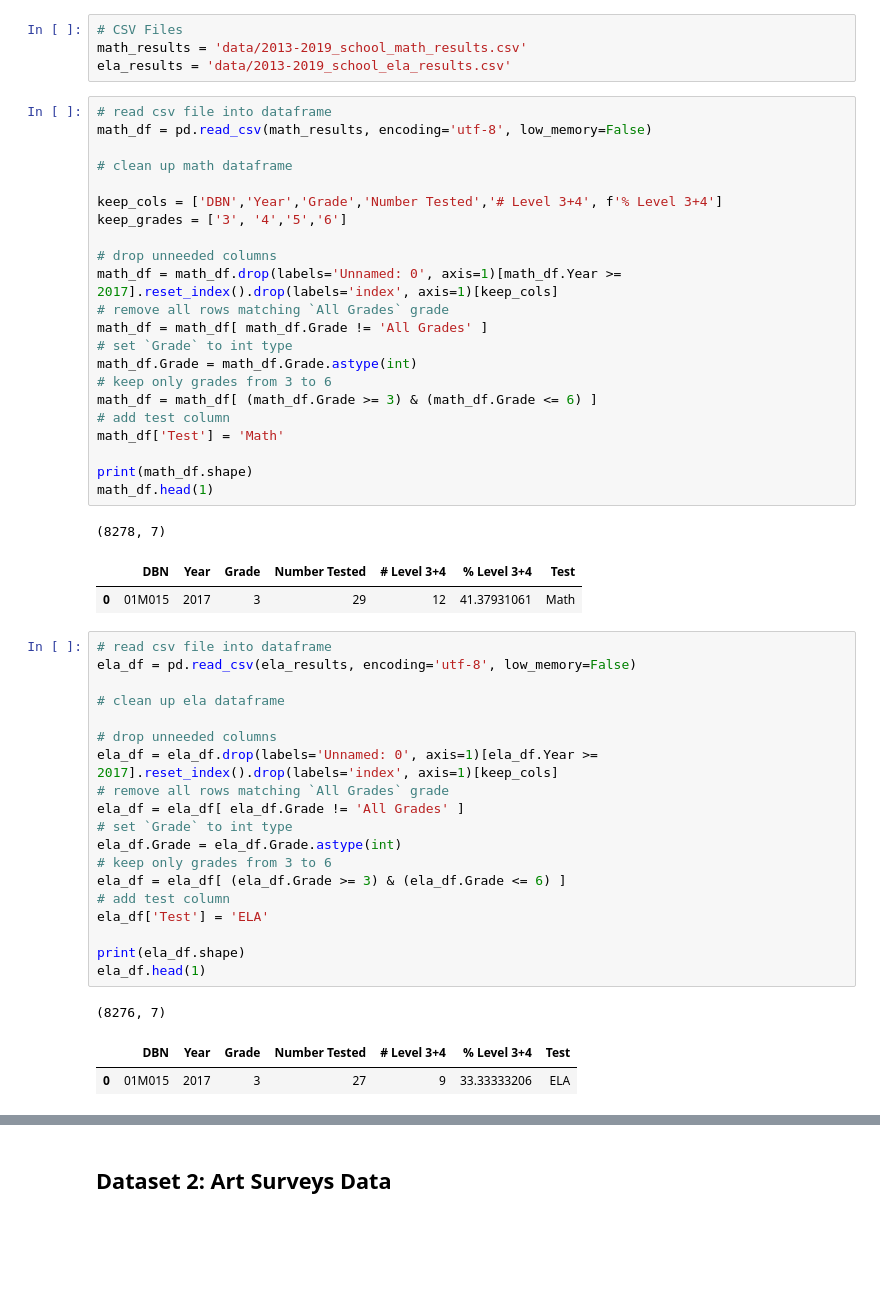
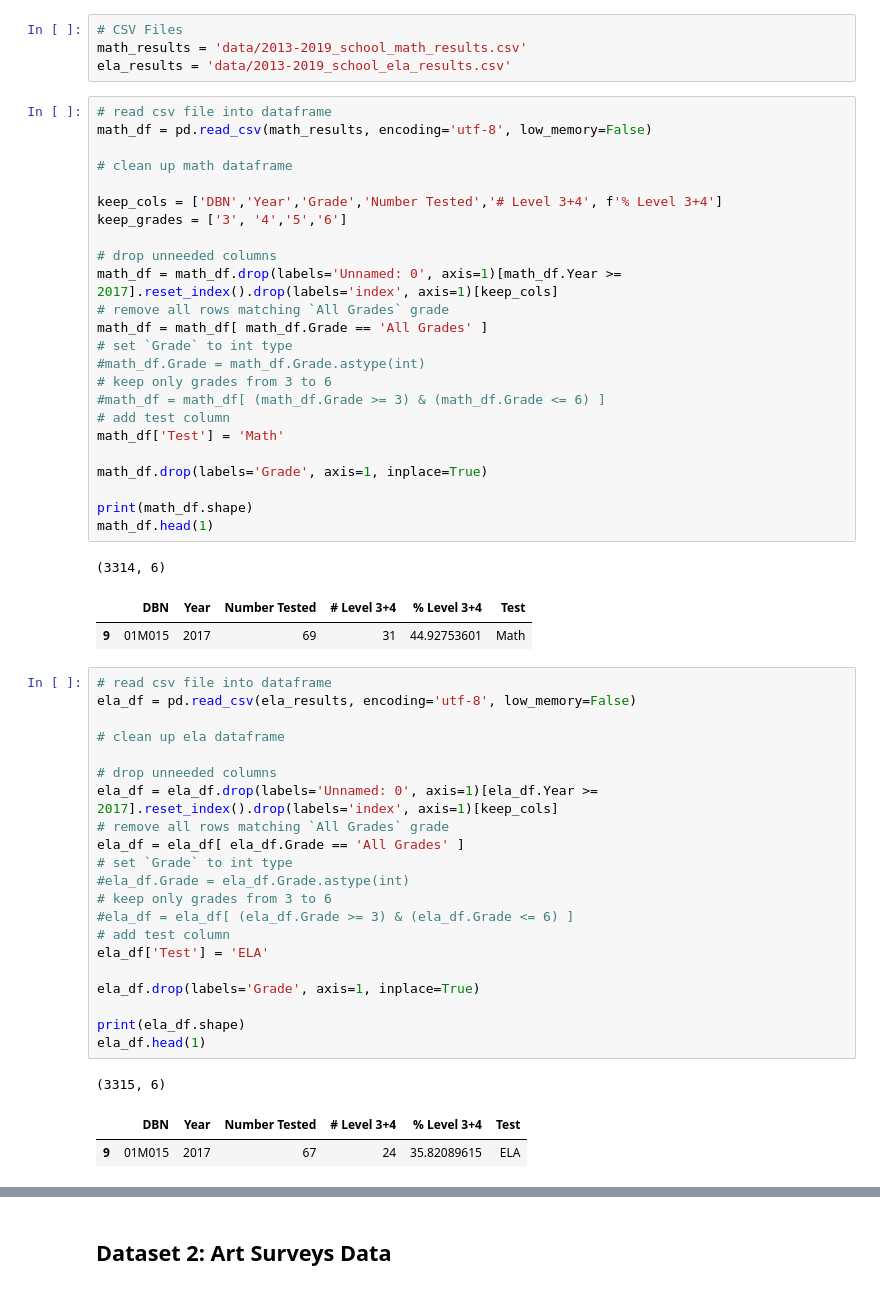
Before and after one commit to tomtav/arts-edu-impact, a Jupyter notebook: dev/tomtav/Q3_Hours_Thomas.ipynb, the cells around one changed output, grey strips where cells are left out. Cells and saved outputs as stored; diff of their text form; blank space fills up the shorter version.

Commit message:
added more test analysis of the data

```diff
--- a/dev/tomtav/Q3_Hours_Thomas.ipynb
+++ b/dev/tomtav/Q3_Hours_Thomas.ipynb
@@ -55,29 +56,31 @@ ela_results = 'data/2013-2019_school_ela_results.csv'
 # %%
 # read csv file into dataframe
 math_df = pd.read_csv(math_results, encoding='utf-8', low_memory=False)
 
 # clean up math dataframe
 
 keep_cols = ['DBN','Year','Grade','Number Tested','# Level 3+4', f'% Level 3+4']
 keep_grades = ['3', '4','5','6']
 
 # drop unneeded columns
 math_df = math_df.drop(labels='Unnamed: 0', axis=1)[math_df.Year >= 2017].reset_index().drop(labels='index', axis=1)[keep_cols]
 # remove all rows matching `All Grades` grade
-math_df = math_df[ math_df.Grade != 'All Grades' ]
+math_df = math_df[ math_df.Grade == 'All Grades' ]
 # set `Grade` to int type
-math_df.Grade = math_df.Grade.astype(int)
+#math_df.Grade = math_df.Grade.astype(int)
 # keep only grades from 3 to 6
-math_df = math_df[ (math_df.Grade >= 3) & (math_df.Grade <= 6) ]
+#math_df = math_df[ (math_df.Grade >= 3) & (math_df.Grade <= 6) ]
 # add test column
 math_df['Test'] = 'Math'
 
+math_df.drop(labels='Grade', axis=1, inplace=True)
+
 print(math_df.shape)
 math_df.head(1)
 # %% [output]
-(8278, 7)
+(3314, 6)
-|  | DBN | Year | Grade | Number Tested | # Level 3+4 | % Level 3+4 | Test |
-| 0 | 01M015 | 2017 | 3 | 29 | 12 | 41.37931061 | Math |
+|  | DBN | Year | Number Tested | # Level 3+4 | % Level 3+4 | Test |
+| 9 | 01M015 | 2017 | 69 | 31 | 44.92753601 | Math |
 # %%
 # read csv file into dataframe
 ela_df = pd.read_csv(ela_results, encoding='utf-8', low_memory=False)
@@ -87,20 +90,22 @@ ela_df = pd.read_csv(ela_results, encoding='utf-8', low_memory=False)
 # drop unneeded columns
 ela_df = ela_df.drop(labels='Unnamed: 0', axis=1)[ela_df.Year >= 2017].reset_index().drop(labels='index', axis=1)[keep_cols]
 # remove all rows matching `All Grades` grade
-ela_df = ela_df[ ela_df.Grade != 'All Grades' ]
+ela_df = ela_df[ ela_df.Grade == 'All Grades' ]
 # set `Grade` to int type
-ela_df.Grade = ela_df.Grade.astype(int)
+#ela_df.Grade = ela_df.Grade.astype(int)
 # keep only grades from 3 to 6
-ela_df = ela_df[ (ela_df.Grade >= 3) & (ela_df.Grade <= 6) ]
+#ela_df = ela_df[ (ela_df.Grade >= 3) & (ela_df.Grade <= 6) ]
 # add test column
 ela_df['Test'] = 'ELA'
 
+ela_df.drop(labels='Grade', axis=1, inplace=True)
+
 print(ela_df.shape)
 ela_df.head(1)
 # %% [output]
-(8276, 7)
+(3315, 6)
-|  | DBN | Year | Grade | Number Tested | # Level 3+4 | % Level 3+4 | Test |
-| 0 | 01M015 | 2017 | 3 | 27 | 9 | 33.33333206 | ELA |
+|  | DBN | Year | Number Tested | # Level 3+4 | % Level 3+4 | Test |
+| 9 | 01M015 | 2017 | 67 | 24 | 35.82089615 | ELA |
 # %%
 # concatenate both dataframes into one
 tests_df = pd.concat([math_df, ela_df])
```
Also changed, not shown: parts of 83 cells of this notebook.
